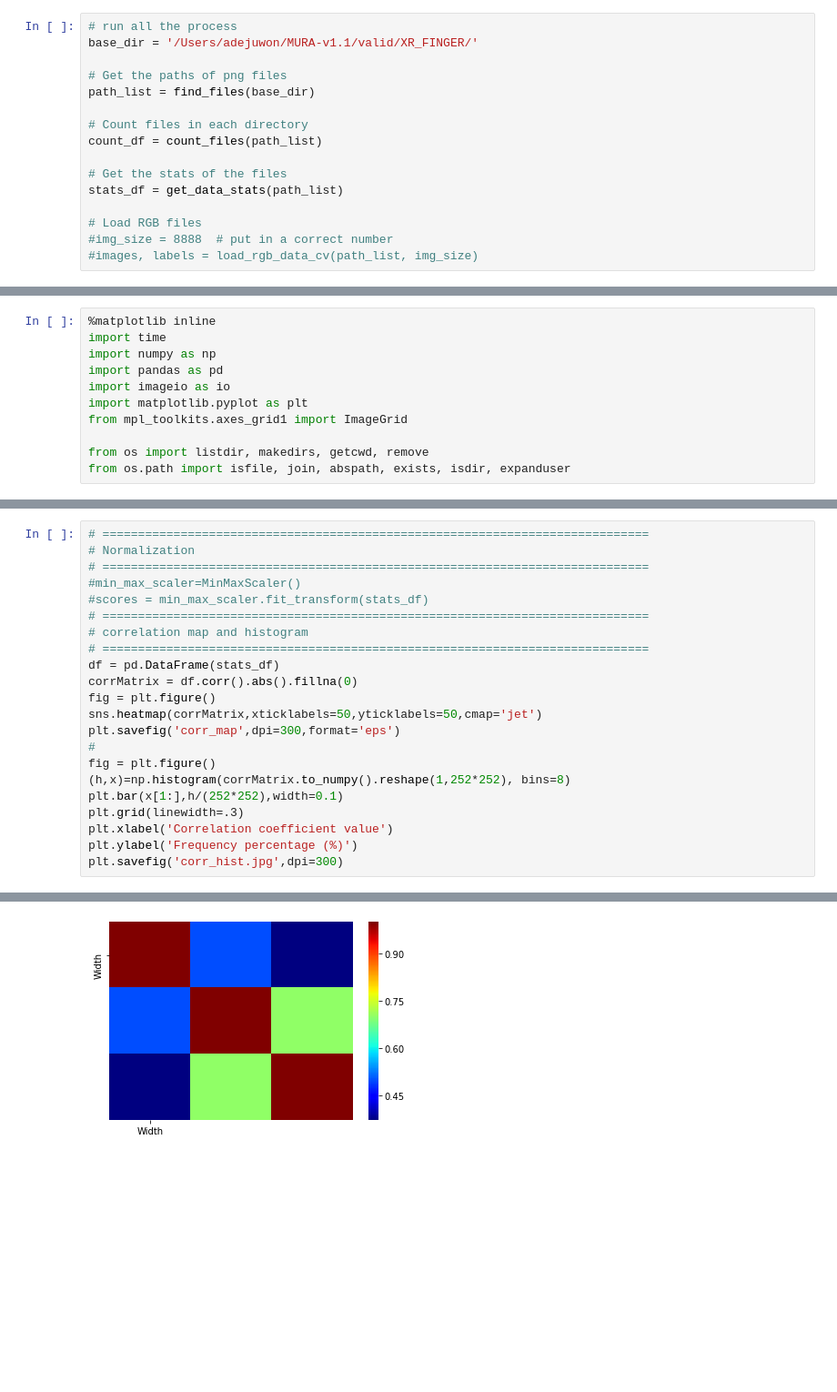
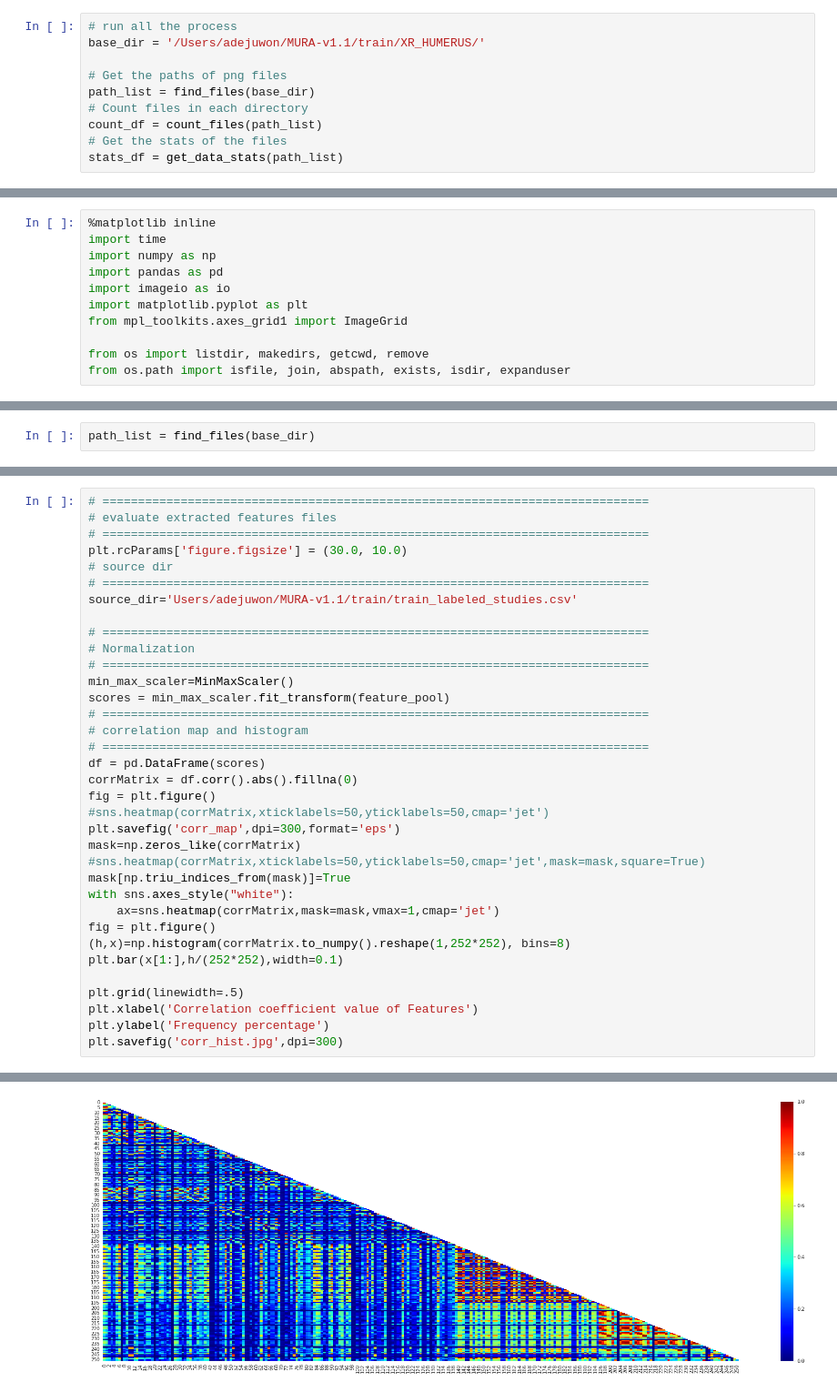
Before and after one commit to dreamtx01/BoneXRays, a Jupyter notebook: Code/Statistics_BoneXray.ipynb, the cells around one changed output, grey strips where cells are left out. Shown: that part at 91% size. Cells and saved outputs as stored; diff of their text form; blank space fills up the shorter version.

```diff
--- a/Code/Statistics_BoneXray.ipynb
+++ b/Code/Statistics_BoneXray.ipynb
@@ -225,16 +258,10 @@ def get_data_stats(path_list, output_path=None):
 # %%
 # run all the process
-base_dir = '/Users/adejuwon/MURA-v1.1/valid/XR_FINGER/'
+base_dir = '/Users/adejuwon/MURA-v1.1/train/XR_HUMERUS/'
 
 # Get the paths of png files
 path_list = find_files(base_dir)
-
 # Count files in each directory
 count_df = count_files(path_list)
-
 # Get the stats of the files
 stats_df = get_data_stats(path_list)
-
-# Load RGB files
-#img_size = 8888  # put in a correct number
-#images, labels = load_rgb_data_cv(path_list, img_size)
@@ -399,0 +420,2 @@ from os.path import isfile, join, abspath, exists, isdir, expanduser
+# %%
+path_list = find_files(base_dir)
@@ -400,23 +544,36 @@ from os.path import isfile, join, abspath, exists, isdir, expanduser
 # %%
+# =============================================================================
+# evaluate extracted features files
+# =============================================================================
+plt.rcParams['figure.figsize'] = (30.0, 10.0)
+# source dir
+# =============================================================================
+source_dir='Users/adejuwon/MURA-v1.1/train/train_labeled_studies.csv'
+
 # =============================================================================
 # Normalization
 # =============================================================================
-#min_max_scaler=MinMaxScaler()
-#scores = min_max_scaler.fit_transform(stats_df)
+min_max_scaler=MinMaxScaler()
+scores = min_max_scaler.fit_transform(feature_pool)
 # =============================================================================
 # correlation map and histogram
 # =============================================================================
-df = pd.DataFrame(stats_df)
+df = pd.DataFrame(scores)
 corrMatrix = df.corr().abs().fillna(0)
 fig = plt.figure()
-sns.heatmap(corrMatrix,xticklabels=50,yticklabels=50,cmap='jet')
+#sns.heatmap(corrMatrix,xticklabels=50,yticklabels=50,cmap='jet')
 plt.savefig('corr_map',dpi=300,format='eps')
-#
+mask=np.zeros_like(corrMatrix)
+#sns.heatmap(corrMatrix,xticklabels=50,yticklabels=50,cmap='jet',mask=mask,square=True)
+mask[np.triu_indices_from(mask)]=True
+with sns.axes_style("white"):
+    ax=sns.heatmap(corrMatrix,mask=mask,vmax=1,cmap='jet')
 fig = plt.figure()
 (h,x)=np.histogram(corrMatrix.to_numpy().reshape(1,252*252), bins=8)
 plt.bar(x[1:],h/(252*252),width=0.1)
-plt.grid(linewidth=.3)
-plt.xlabel('Correlation coefficient value')
-plt.ylabel('Frequency percentage (%)')
+
+plt.grid(linewidth=.5)
+plt.xlabel('Correlation coefficient value of Features')
+plt.ylabel('Frequency percentage')
 plt.savefig('corr_hist.jpg',dpi=300)
 # %% [output]
@@ -424 +580 @@ ValueError: cannot reshape array of size 9 into shape (1,63504)
-[figure, old version]
+[figure, new version]
```
Also changed, not shown: parts of 42 cells of this notebook.
